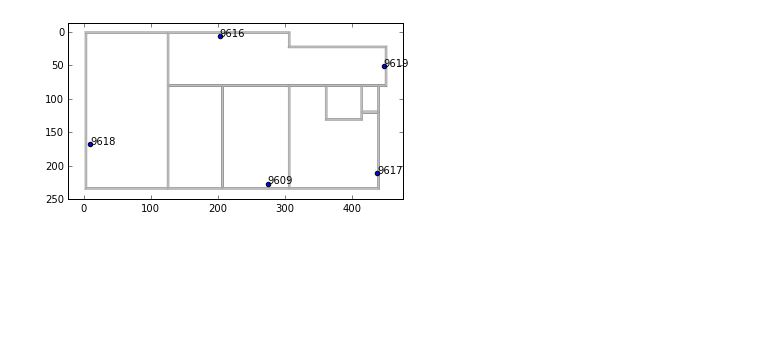
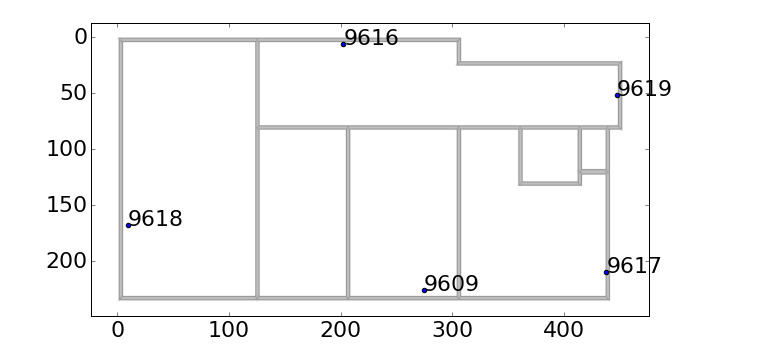
Before and after one commit to Informhunter/IPS, a Jupyter notebook: JupiterNB/data_from_db_analysis/data_visualisation.ipynb, the cells around one changed output. Saved outputs shown, nothing was run; the diff lists cells and outputs as text; code cells hidden in the pictures; blank space fills up the shorter version.

Commit message:
Increased plot resolutions.

```diff
--- a/JupiterNB/data_from_db_analysis/data_visualisation.ipynb
+++ b/JupiterNB/data_from_db_analysis/data_visualisation.ipynb
@@ -6,6 +6,8 @@ import matplotlib.pyplot as plt
 from data_visualisation import *
 from data_filtration import *
 import matplotlib.image as mpimg
+import matplotlib
+matplotlib.rcParams.update({'font.size': 22})
 # %%
 df = pd.read_csv('data.csv')
 # %%
@@ -43,10 +45,11 @@ beacons = pd.DataFrame(
     }
 )
 # %%
+plt.figure(figsize=(10, 7))
 plt.imshow(img)
 plot_beacons(beacons, img)
 # %% [output]
-[figure, old version]
+[figure, new version]
 # %%
 plot_session(straight_line, img, beacons=beacons)
 # %% [output]
```
Also changed, not shown: parts of 9 cells of this notebook, 1 other file.
